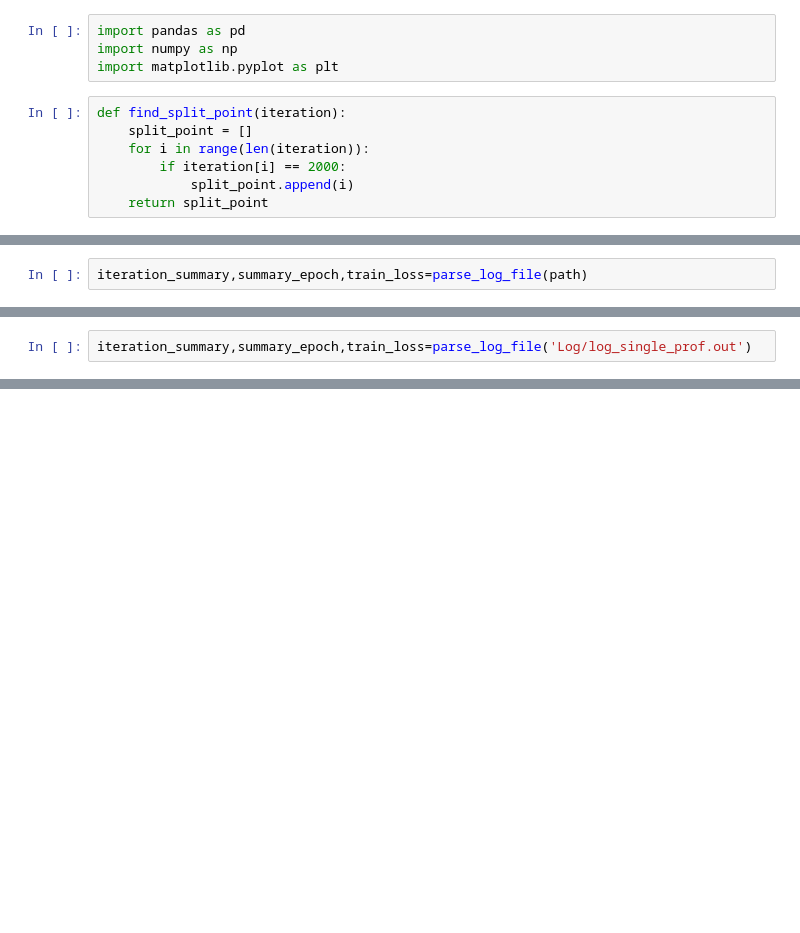
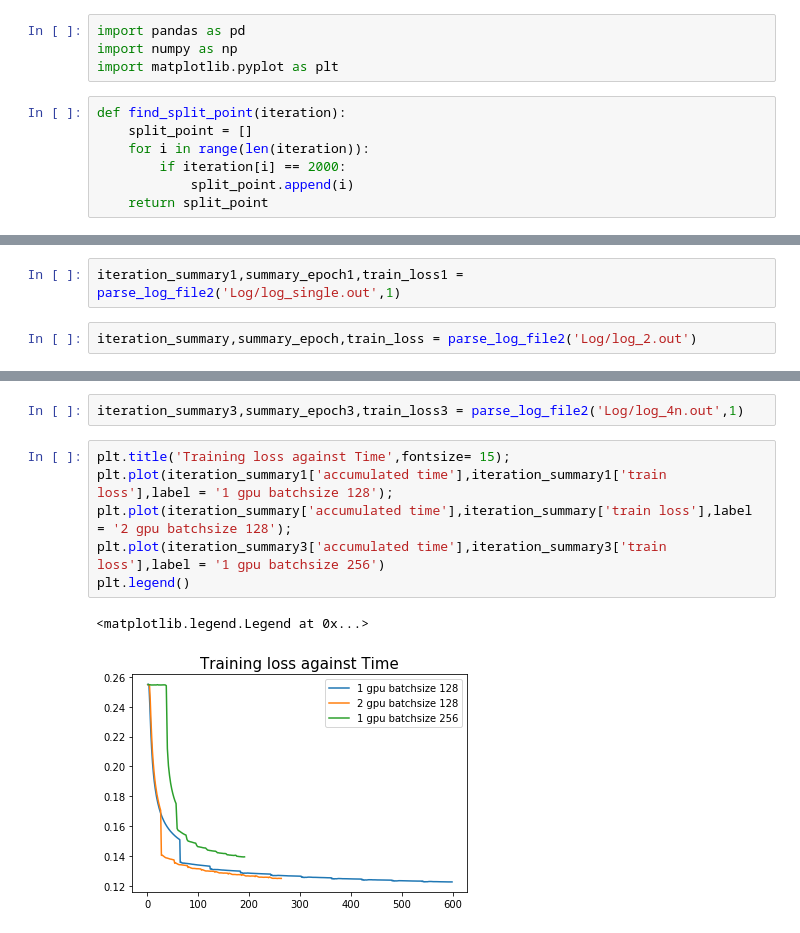
Before and after one commit to zzaym/Large-Scale-Distributed-Sentiment-Analysis-with-RNNs, a Jupyter notebook: parse_log_file.ipynb, the cells around one changed output, grey strips where cells are left out. Saved outputs shown, nothing was run; the diff lists cells and outputs as text; blank space fills up the shorter version.

```diff
--- a/parse_log_file.ipynb
+++ b/parse_log_file.ipynb
@@ -83,2 +161,4 @@ def parse_log_file(path):
+# %%
+iteration_summary1,summary_epoch1,train_loss1 = parse_log_file2('Log/log_single.out',1)
 # %%
-iteration_summary,summary_epoch,train_loss=parse_log_file(path)
+iteration_summary,summary_epoch,train_loss = parse_log_file2('Log/log_2.out')
@@ -102,2 +164,0 @@ summary_epoch
-# %%
-iteration_summary,summary_epoch,train_loss=parse_log_file('Log/log_single_prof.out')
@@ -120,0 +169,11 @@ summary_epoch
+# %%
+iteration_summary3,summary_epoch3,train_loss3 = parse_log_file2('Log/log_4n.out',1)
+# %%
+plt.title('Training loss against Time',fontsize= 15);
+plt.plot(iteration_summary1['accumulated time'],iteration_summary1['train loss'],label = '1 gpu batchsize 128');
+plt.plot(iteration_summary['accumulated time'],iteration_summary['train loss'],label = '2 gpu batchsize 128');
+plt.plot(iteration_summary3['accumulated time'],iteration_summary3['train loss'],label = '1 gpu batchsize 256')
+plt.legend()
+# %% [output]
+<matplotlib.legend.Legend at 0x...>
+[figure, added]
```
Also changed, not shown: parts of 11 cells of this notebook.
